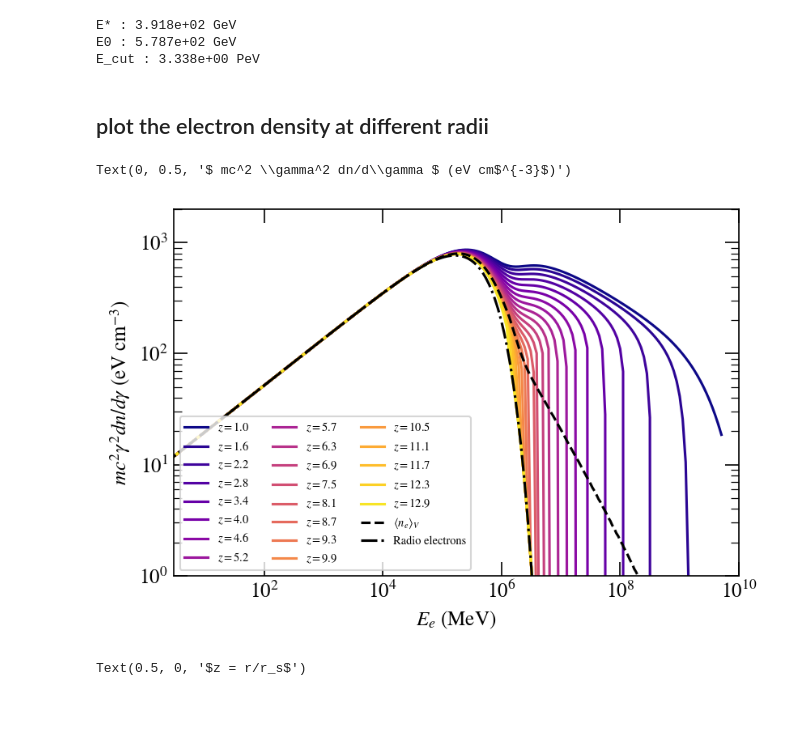
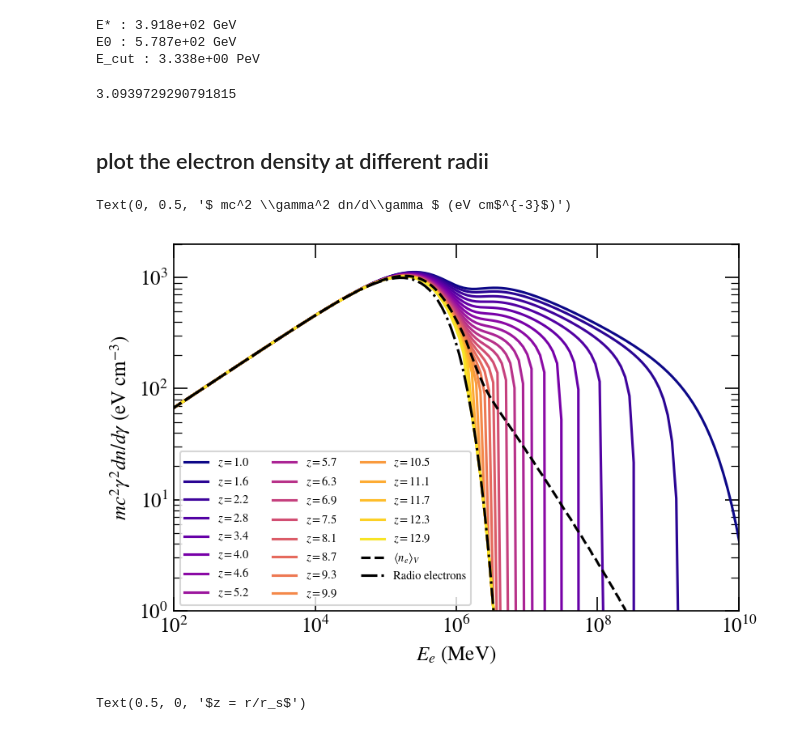
Before and after one commit to me-manu/crabmeyerpy, a Jupyter notebook: notebooks/demo_3d_KC.ipynb, the cells around one changed output. Cells and saved outputs as stored; diff of their text form; code cells hidden in the pictures.

```diff
--- a/notebooks/demo_3d_KC.ipynb
+++ b/notebooks/demo_3d_KC.ipynb
@@ -160,58 +145,70 @@ def n_el_spec(gamma, r, **params):
     return nel_crab_radio_cutoff(gamma, **params) + nel_wind_kc(gamma, r, **params)
 # %%
 ssc = CrabSSC3D(copy.deepcopy(config), n_el_spec, B_kc, d_kpc=d, r0_pc=r0_pc, log_level="DEBUG")
+# %%
+# change dust extension to size of whole nebula
+ssc.parameters['dust_extension'] = np.tan(ssc.r0 / ssc.d) / arcmin2rad
+print(ssc.parameters['dust_extension'])
+
+# and set it to constant
+ssc.dust_radial_dependence = 'const'
+
+# decrease dust norm
+ssc.parameters['dust_norm'] = 7e-69
+# %% [output]
+3.0939729290791815
 # %% [markdown]
 ## plot the electron density at different radii
 # %%
-r = np.linspace(ssc.params_n_el['r_shock'], ssc.r0, 21)
-r_int = np.linspace(ssc.params_n_el['r_shock'], ssc.r0, 100)
-gamma = np.logspace(0., 10., 200)
-gamma_int = np.logspace(0., 10., 300)
+r = np.linspace(ssc.parameters['r_shock'], ssc.r0, 21)
+r_int = np.linspace(ssc.parameters['r_shock'], ssc.r0, 100)
+gamma = np.logspace(0., 12., 200)
+gamma_int = np.logspace(0., 12., 300)
 
 gg, rr = np.meshgrid(gamma, r, indexing='ij')
 gg_int, rr_int = np.meshgrid(gamma_int, r_int, indexing='ij')
 
-zz = rr / ssc.params_n_el['r_shock']
-gm = gamma_max_kc(zz, **ssc.params_n_el)
-vzz = vz_sq(zz, ssc.params_n_el['sigma'])
+zz = rr / ssc.parameters['r_shock']
+gm = gamma_max_kc(zz, **ssc.parameters)
+vzz = vz_sq(zz, ssc.parameters['sigma'])
 
 g_prime = gg * np.power(vzz, 1. / 3.) / (1. - gg / gm)
 # %%
 plt.figure(dpi=150)
 
 c = gamma**2. * m_e_eV
 c_int = gamma_int**2. * m_e_eV
 
 # compute n_el over grid of gamma and r
-n_el = ssc.n_el(gg, rr, **ssc.params_n_el)
-n_el_int = ssc.n_el(gg_int, rr_int, **ssc.params_n_el)
+n_el = ssc.n_el(gg, rr, **ssc.parameters)
+n_el_int = ssc.n_el(gg_int, rr_int, **ssc.parameters)
 
 # compute volume averaged n_el
 V0 = 4. / 3. * np.pi * ssc.r0 ** 3.
 n_el_avg = 4. * np.pi * simps(n_el_int * rr_int ** 2., rr_int) / V0
 
 for i, ri in enumerate(r):
     plt.loglog(gamma * m_e_eV / 1e6, n_el[:,i] * c,
                color=plt.cm.plasma(i/r.size),
-               label='$z={0:.1f}$'.format(ri / ssc.params_n_el['r_shock'])
+               label='$z={0:.1f}$'.format(ri / ssc.parameters['r_shock'])
               )
 
 # volume averaged
 plt.loglog(gamma_int * m_e_eV / 1e6, n_el_avg * c_int, ls='--', color='k',  label=r'$\langle n_e \rangle_V$')
 
 # radio electrons
 plt.loglog(gamma * m_e_eV / 1e6,
-           nel_crab_radio_cutoff(gamma, **ssc.params_n_el) * c,
+           nel_crab_radio_cutoff(gamma, **ssc.parameters) * c,
            ls='-.', color='k',  label=r'Radio electrons')
 
 plt.legend(fontsize='x-small', ncol=3, loc=3)
 v = plt.gca().get_ylim()
 plt.ylim(1., 2e3)
-plt.xlim(3.e0,1e10)
+plt.xlim(1e2,1e10)
 plt.xlabel("$E_e$ (MeV)")
 plt.ylabel("$ mc^2 \gamma^2 dn/d\gamma $ (eV cm$^{-3}$)")
 # %% [output]
 Text(0, 0.5, '$ mc^2 \\gamma^2 dn/d\\gamma $ (eV cm$^{-3}$)')
-[figure, old version]
+[figure, new version]
 # %%
 z = np.linspace(1.,20.,100)
```
Also changed, not shown: parts of 20 cells of this notebook, 1 other file.
